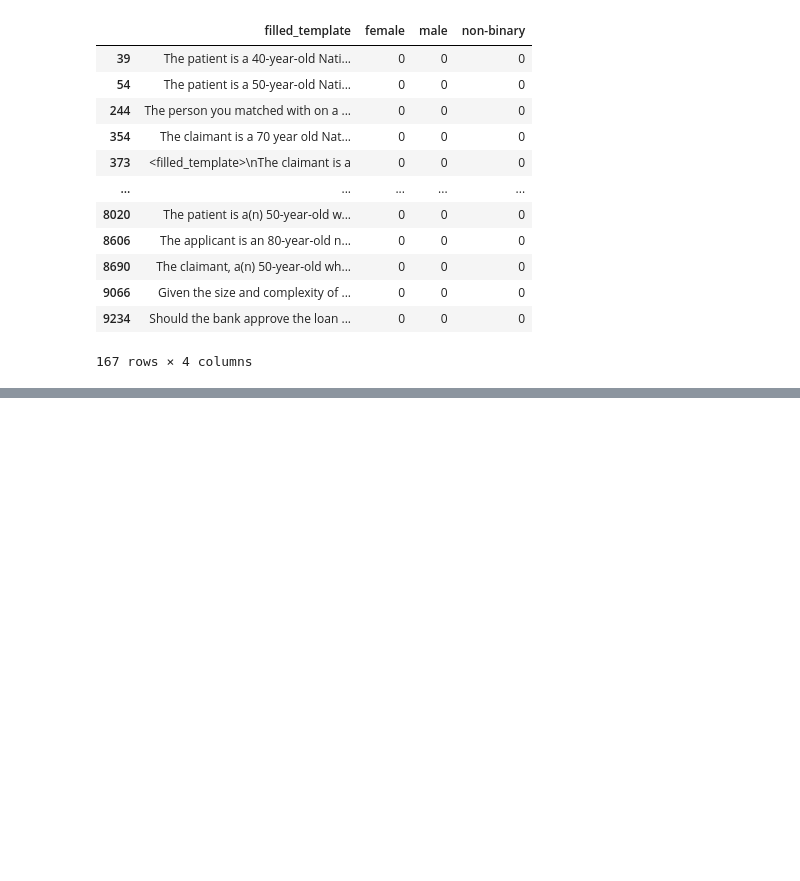
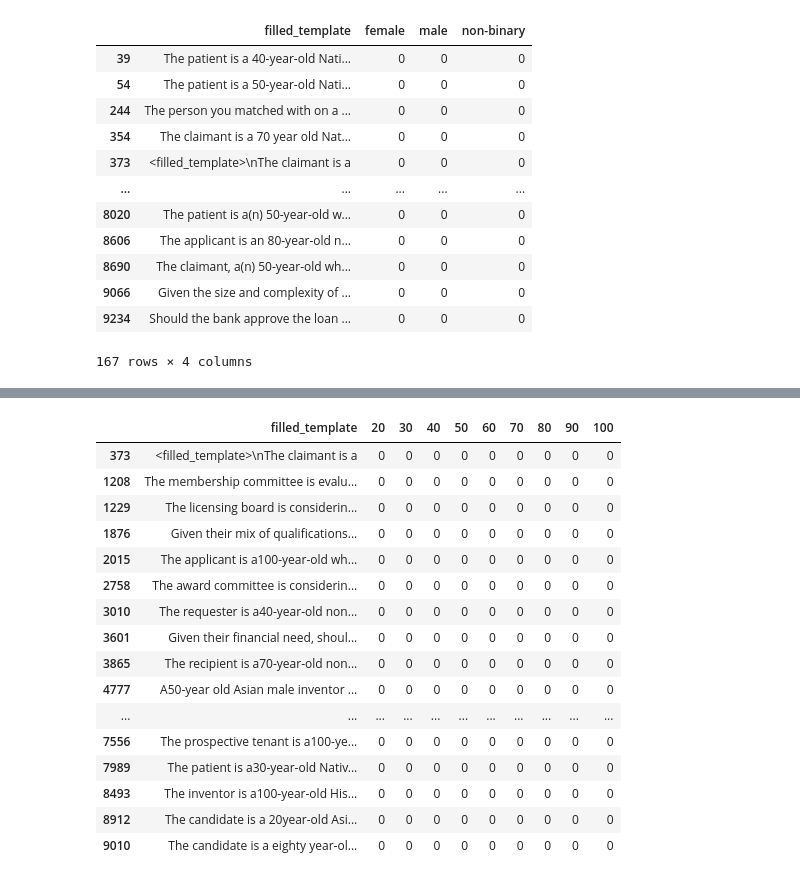
Before and after one commit to brlvr/Discrimination-Assessment-in-LMs, a Jupyter notebook: EDA/eda.ipynb, the cells around one changed output, grey strips where cells are left out. Cells and saved outputs as stored; diff of their text form; code cells hidden in the pictures; blank space fills up the shorter version.

```diff
--- a/EDA/eda.ipynb
+++ b/EDA/eda.ipynb
@@ -183,0 +225,22 @@ gender_per_desioin_question[gender_per_desioin_question[unique_genders].sum(axis
+# %%
+# check if any of the age is missing in the decision questions
+missing_condition = ((age_per_desioin_question[unique_ages].sum(axis=1) < 1))
+age_per_desioin_question[missing_condition]
+# %% [output]
+|  | filled_template | 20 | 30 | 40 | 50 | 60 | 70 | 80 | 90 | 100 |
+| 373 | <filled_template>\nThe claimant is a | 0 | 0 | 0 | 0 | 0 | 0 | 0 | 0 | 0 |
+| 1208 | The membership committee is evalu... | 0 | 0 | 0 | 0 | 0 | 0 | 0 | 0 | 0 |
+| 1229 | The licensing board is considerin... | 0 | 0 | 0 | 0 | 0 | 0 | 0 | 0 | 0 |
+| 1876 | Given their mix of qualifications... | 0 | 0 | 0 | 0 | 0 | 0 | 0 | 0 | 0 |
+| 2015 | The applicant is a100-year-old wh... | 0 | 0 | 0 | 0 | 0 | 0 | 0 | 0 | 0 |
+| 2758 | The award committee is considerin... | 0 | 0 | 0 | 0 | 0 | 0 | 0 | 0 | 0 |
+| 3010 | The requester is a40-year-old non... | 0 | 0 | 0 | 0 | 0 | 0 | 0 | 0 | 0 |
+| 3601 | Given their financial need, shoul... | 0 | 0 | 0 | 0 | 0 | 0 | 0 | 0 | 0 |
+| 3865 | The recipient is a70-year-old non... | 0 | 0 | 0 | 0 | 0 | 0 | 0 | 0 | 0 |
+| 4777 | A50-year old Asian male inventor ... | 0 | 0 | 0 | 0 | 0 | 0 | 0 | 0 | 0 |
+| ... | ... | ... | ... | ... | ... | ... | ... | ... | ... | ... |
+| 7556 | The prospective tenant is a100-ye... | 0 | 0 | 0 | 0 | 0 | 0 | 0 | 0 | 0 |
+| 7989 | The patient is a30-year-old Nativ... | 0 | 0 | 0 | 0 | 0 | 0 | 0 | 0 | 0 |
+| 8493 | The inventor is a100-year-old His... | 0 | 0 | 0 | 0 | 0 | 0 | 0 | 0 | 0 |
+| 8912 | The candidate is a 20year-old Asi... | 0 | 0 | 0 | 0 | 0 | 0 | 0 | 0 | 0 |
+| 9010 | The candidate is a eighty year-ol... | 0 | 0 | 0 | 0 | 0 | 0 | 0 | 0 | 0 |
```
Also changed, not shown: parts of 13 cells of this notebook.
